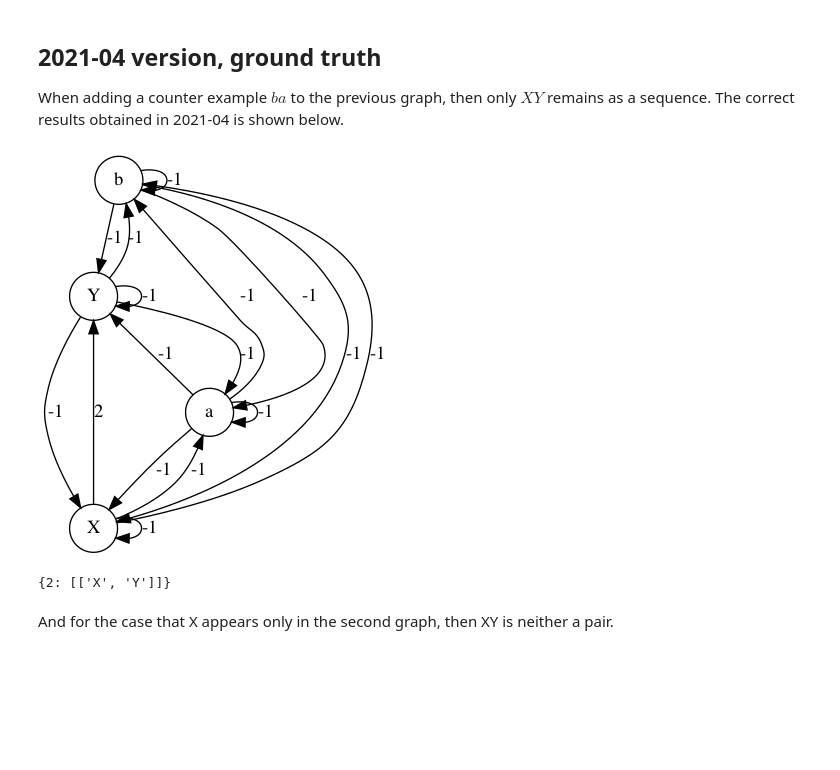
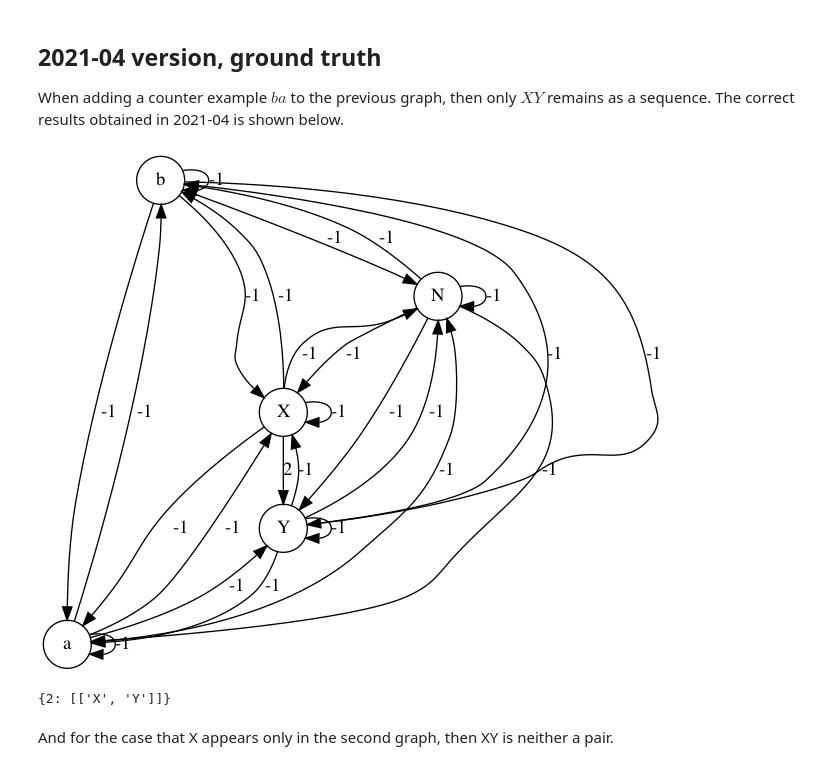
Before and after one commit to jpgil/logdelay, a Jupyter notebook: notebooks/2021-refactor/2021-05-17-Quick Pair Graphs.ipynb, the cells around one changed output. Saved outputs shown, nothing was run; the diff lists cells and outputs as text; code cells hidden in the pictures; blank space fills up the shorter version.

```diff
--- a/notebooks/2021-refactor/2021-05-17-Quick Pair Graphs.ipynb
+++ b/notebooks/2021-refactor/2021-05-17-Quick Pair Graphs.ipynb
@@ -65,14 +66,14 @@ sequences_from_positive_graph( positive_graph("abXYabXaYb") )
 ## 2021-04 version, ground  truth
 When adding a  counter example $ba$ to the previous graph, then only $XY$ remains as a sequence. The correct results obtained in 2021-04 is shown below.
 # %%
-T1 = 'abXYabXaYb'; T2 = 'ba'
+T1 = 'abXYabXaYbN'; T2 = 'ba'
 addedGraphs = theory202104.pair_graph(T1) + theory202104.pair_graph(T2)
 
 graph( addedGraphs )
 
 theory202104.sequences_from_pair_graph( addedGraphs )
 # %% [output]
-[figure, old version]
+[figure, new version]
 {2: [['X', 'Y']]}
 # %% [markdown]
 And for the case that X appears only in the second graph, then XY is neither a pair.
```
Also changed, not shown: parts of 11 cells of this notebook.
